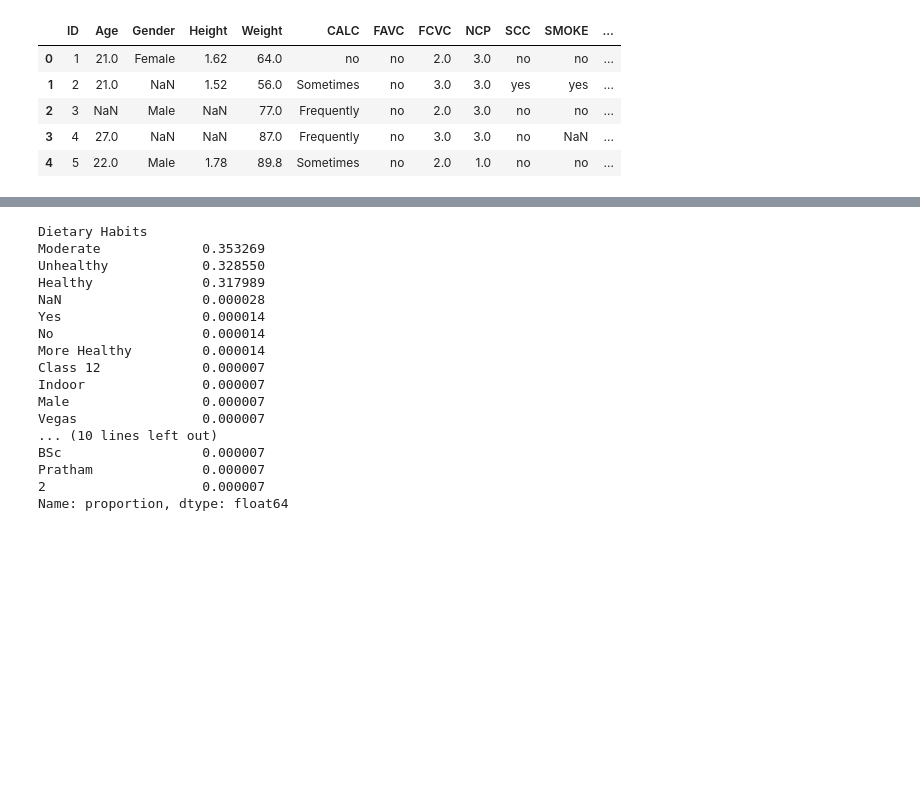
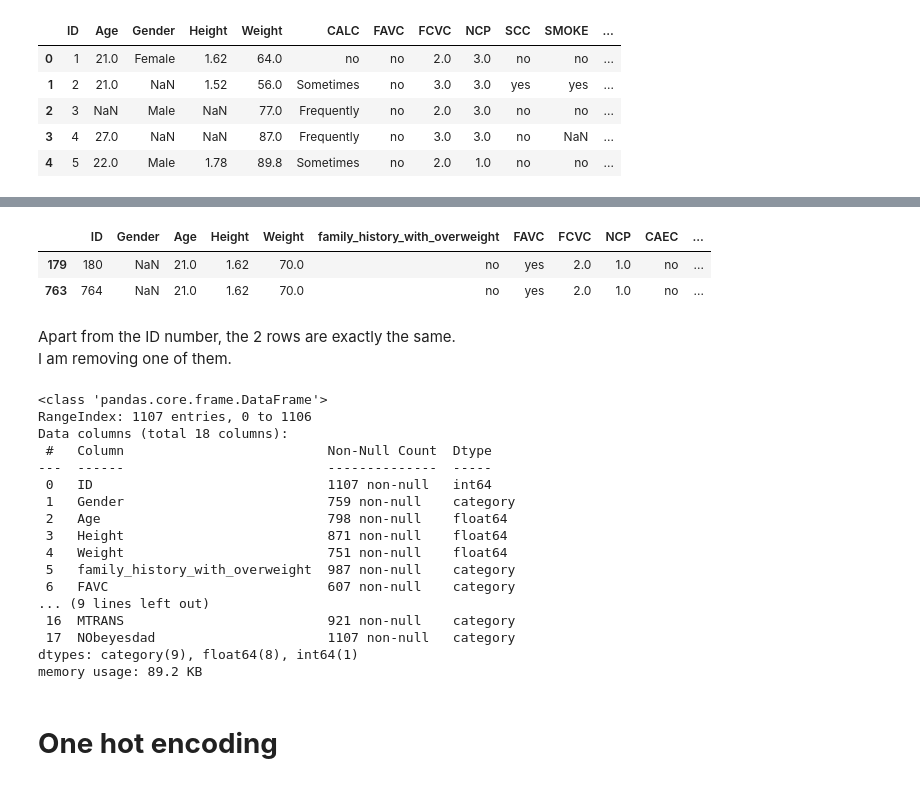
Before and after one commit to flylight-max/Individual_project_obesity, a Jupyter notebook: Untitled-1.ipynb, the cells around one changed output, grey strips where cells are left out. Cells and saved outputs as stored; diff of their text form; code cells hidden in the pictures; blank space fills up the shorter version.

```diff
--- a/Untitled-1.ipynb
+++ b/Untitled-1.ipynb
@@ -90,0 +107,2 @@ Because I have concatenated both train and test set, I need to verify if there a
+# %%
+train_set_df = train_set_df.dropna(subset=["NCP"])
@@ -105,2 +122,0 @@ And because it's the only row with the exact same information, I will remove one
-# %%
-train_set_df.drop(train_set_df.index[179], axis=0, inplace=True)
@@ -318,20 +123,11 @@ memory usage: 21.5+ MB
-# %%
-mental_health_df["Dietary Habits"].value_counts(normalize=True, dropna=False)
-# %% [output]
-Dietary Habits
-Moderate             0.353269
-Unhealthy            0.328550
-Healthy              0.317989
-NaN                  0.000028
-Yes                  0.000014
-No                   0.000014
-More Healthy         0.000014
-Class 12             0.000007
-Indoor               0.000007
-Male                 0.000007
-Vegas                0.000007
-... (10 lines left out)
-BSc                  0.000007
-Pratham              0.000007
-2                    0.000007
-Name: proportion, dtype: float64
+# %%
+columns_list = train_set_df.columns
+duplicates = train_set_df[train_set_df.duplicated(subset=columns_list[1:], keep=False)]
+duplicates
+# %% [output]
+|  | ID | Gender | Age | Height | Weight | family_history_with_overweight | FAVC | FCVC | NCP | CAEC | ... |
+| 179 | 180 | NaN | 21.0 | 1.62 | 70.0 | no | yes | 2.0 | 1.0 | no | ... |
+| 763 | 764 | NaN | 21.0 | 1.62 | 70.0 | no | yes | 2.0 | 1.0 | no | ... |
+# %% [markdown]
+Apart from the ID number, the 2 rows are exactly the same.
+I am removing one of them.
@@ -337,0 +138,22 @@ Name: proportion, dtype: float64
+# %%
+train_set_df.info()
+# %% [output]
+<class 'pandas.core.frame.DataFrame'>
+RangeIndex: 1107 entries, 0 to 1106
+Data columns (total 18 columns):
+ #   Column                          Non-Null Count  Dtype
+---  ------                          --------------  -----
+ 0   ID                              1107 non-null   int64
+ 1   Gender                          759 non-null    category
+ 2   Age                             798 non-null    float64
+ 3   Height                          871 non-null    float64
+ 4   Weight                          751 non-null    float64
+ 5   family_history_with_overweight  987 non-null    category
+ 6   FAVC                            607 non-null    category
+... (9 lines left out)
+ 16  MTRANS                          921 non-null    category
+ 17  NObeyesdad                      1107 non-null   category
+dtypes: category(9), float64(8), int64(1)
+memory usage: 89.2 KB
+# %% [markdown]
+# **One hot encoding**
```
Also changed, not shown: parts of 95 cells of this notebook, 1 other file.
